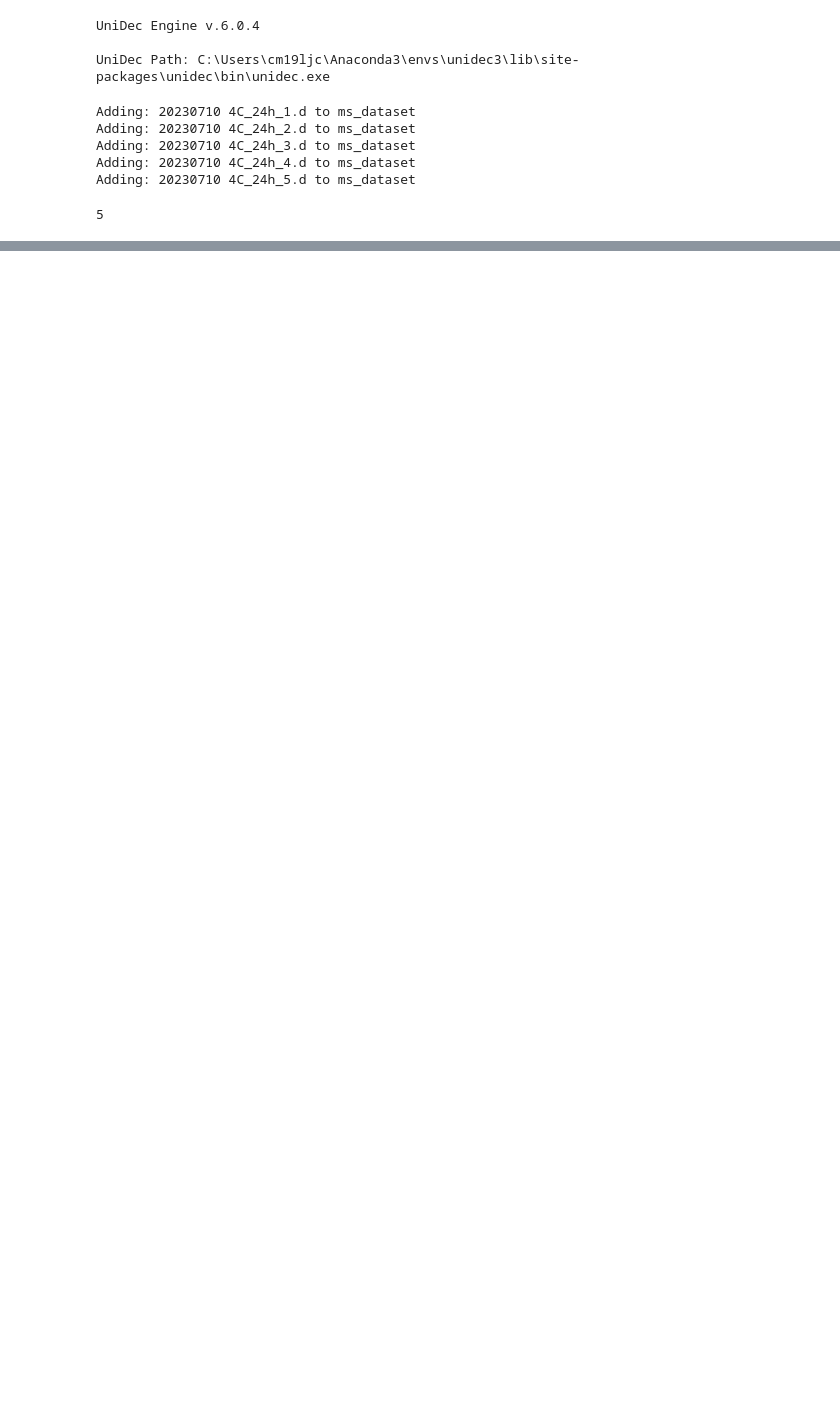
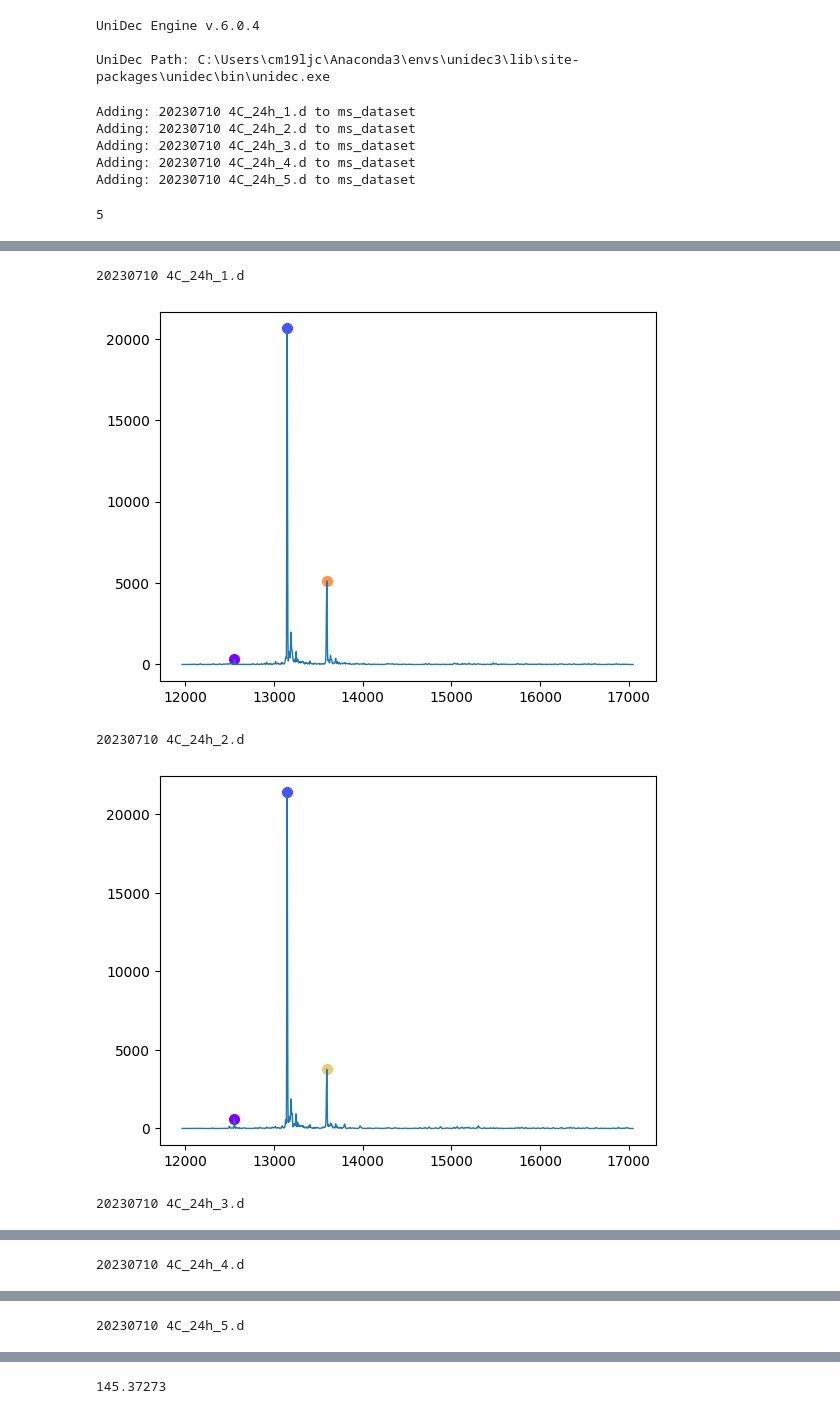
Before and after one commit to lawrencecollins/MS-Analysis, a Jupyter notebook: 240113 baf multi upload to unidec-Copy1.ipynb, the cells around one changed output, grey strips where cells are left out. Cells and saved outputs as stored; diff of their text form; code cells hidden in the pictures; blank space fills up the shorter version.

```diff
--- a/240113 baf multi upload to unidec-Copy1.ipynb
+++ b/240113 baf multi upload to unidec-Copy1.ipynb
@@ -212,17 +266,24 @@ eng.pick_peaks()
 # %%
 for s in eng.data.spectra:
     print(s.name)
 
     # match peaks to oligos
     match(s.pks.peaks, masslist, names, tolerance)
 
 
 
     plt.plot(s.massdat[:,0],s.massdat[:,1],)
     for p in s.pks.peaks:
 #         plt.scatter(p.mass, p.height)
-        if p.label != "":
+        if p.label != "" and p.height > peak_thresh:
+
             plt.scatter(p.mass, p.height, color = p.color)
     plt.show()
 
 # dct = {"Label":label, "Mass":mass, "Height":height, "Name":s_name}
+# %% [output]
+20230710 4C_24h_1.d
+[figure, added]
+20230710 4C_24h_2.d
+[figure, added]
+20230710 4C_24h_3.d
@@ -228,0 +291 @@ for s in eng.data.spectra:
+20230710 4C_24h_4.d
@@ -228,0 +293 @@ for s in eng.data.spectra:
+20230710 4C_24h_5.d
@@ -229,3 +295,7 @@ for s in eng.data.spectra:
+# %%
+peak_thresh
+# %% [output]
+145.37273
 # %%
 dfs = []
 for s in eng.data.spectra:
```
Also changed, not shown: parts of 17 cells of this notebook, 9 other files.
